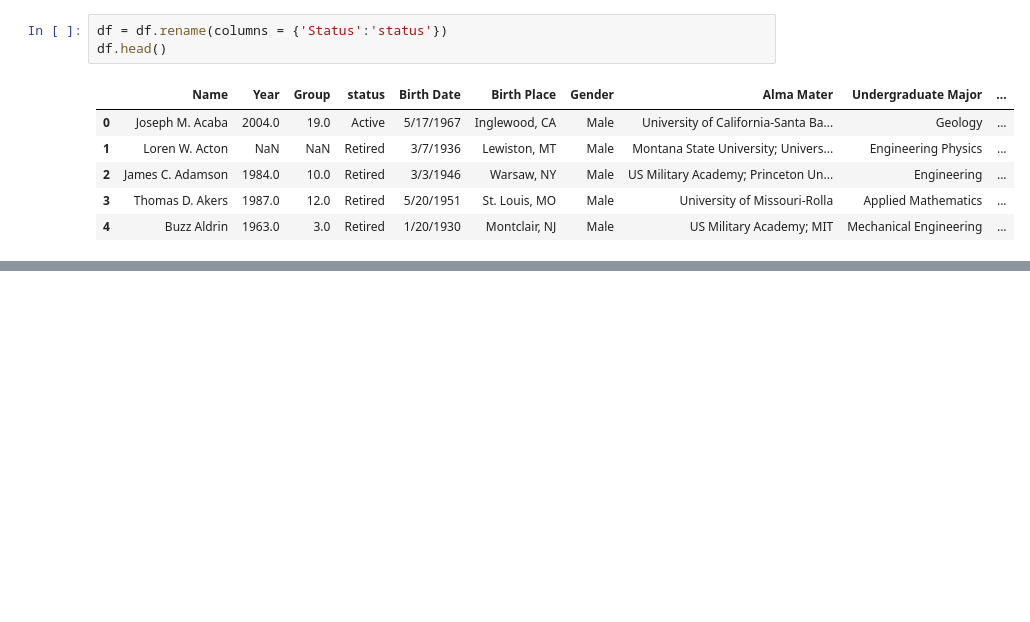
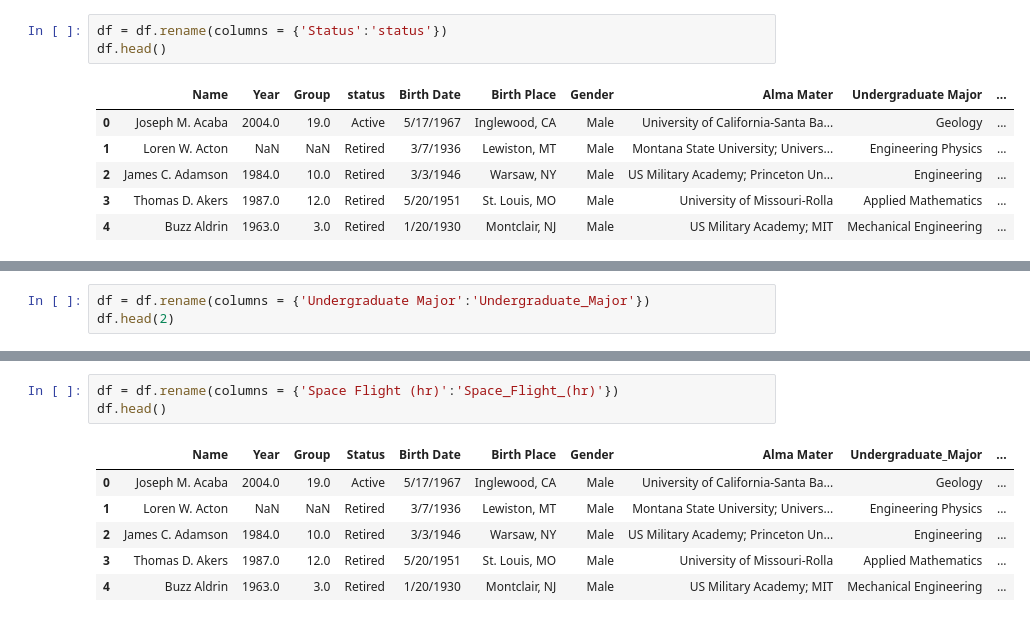
Before and after one commit to aishwaryasarath/Python-data, a Jupyter notebook: Astronauts.ipynb, the cells around one changed output, grey strips where cells are left out. Drawn from its saved outputs; the diff is of its cells as text; blank space fills up the shorter version.

```diff
--- a/Astronauts.ipynb
+++ b/Astronauts.ipynb
@@ -184,0 +232,3 @@ df.head()
+# %%
+df = df.rename(columns = {'Undergraduate Major':'Undergraduate_Major'})
+df.head(2)
@@ -184,0 +290,10 @@ df.head()
+# %%
+df = df.rename(columns = {'Space Flight (hr)':'Space_Flight_(hr)'})
+df.head()
+# %% [output]
+|  | Name | Year | Group | Status | Birth Date | Birth Place | Gender | Alma Mater | Undergraduate_Major | ... |
+| 0 | Joseph M. Acaba | 2004.0 | 19.0 | Active | 5/17/1967 | Inglewood, CA | Male | University of California-Santa Ba... | Geology | ... |
+| 1 | Loren W. Acton | NaN | NaN | Retired | 3/7/1936 | Lewiston, MT | Male | Montana State University; Univers... | Engineering Physics | ... |
+| 2 | James C. Adamson | 1984.0 | 10.0 | Retired | 3/3/1946 | Warsaw, NY | Male | US Military Academy; Princeton Un... | Engineering | ... |
+| 3 | Thomas D. Akers | 1987.0 | 12.0 | Retired | 5/20/1951 | St. Louis, MO | Male | University of Missouri-Rolla | Applied Mathematics | ... |
+| 4 | Buzz Aldrin | 1963.0 | 3.0 | Retired | 1/20/1930 | Montclair, NJ | Male | US Military Academy; MIT | Mechanical Engineering | ... |
```
Also changed, not shown: parts of 11 cells of this notebook.
